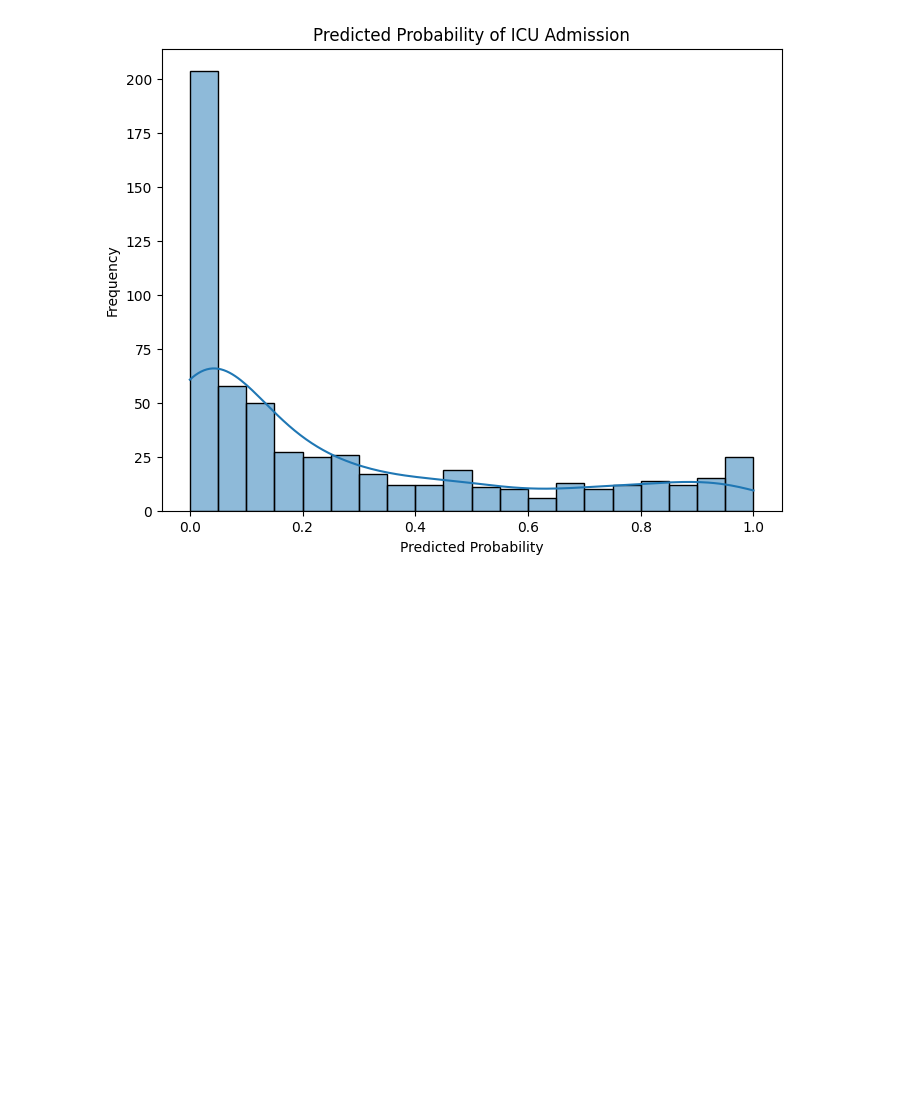
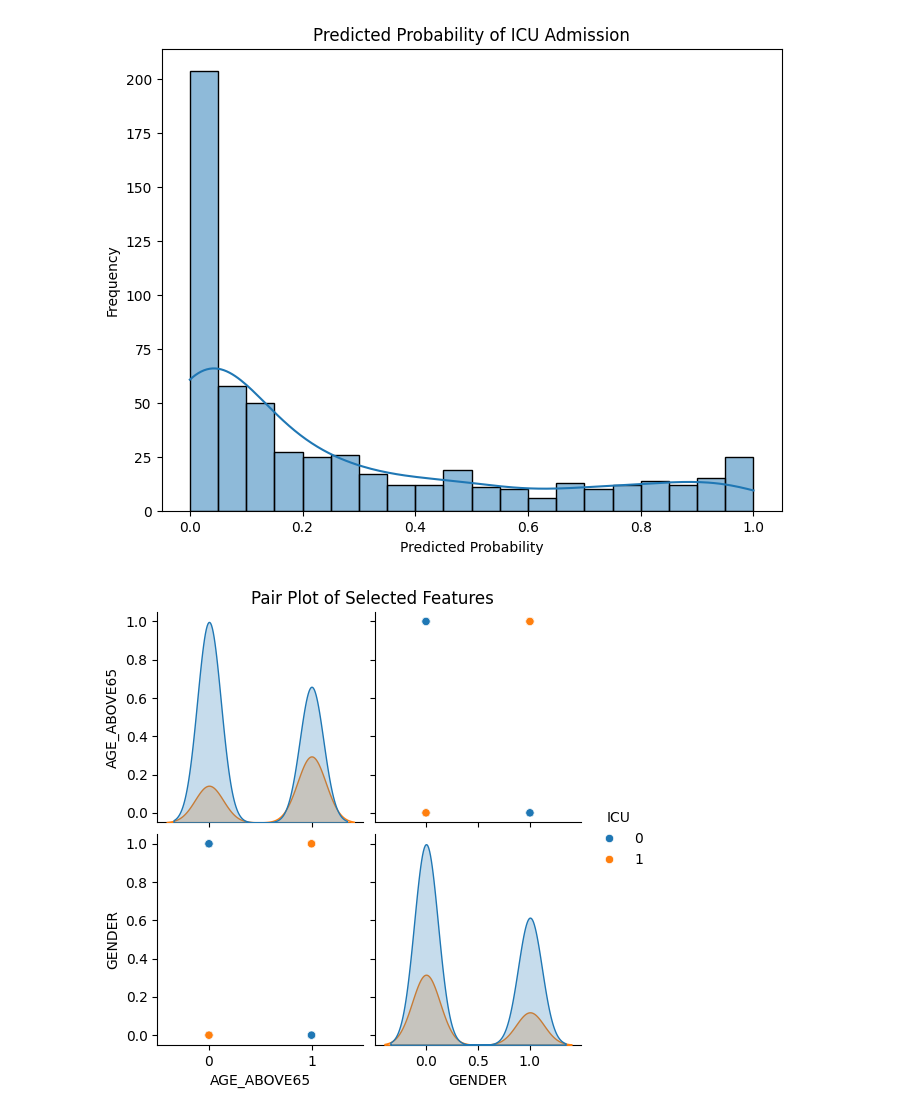
Before and after one commit to JenniferLA/Capstone_Covid, a Jupyter notebook: Capstone.ipynb, the cells around one changed output. Cells and saved outputs as stored; diff of their text form; code cells hidden in the pictures; blank space fills up the shorter version.

Commit message:
Added 7th plot

```diff
--- a/Capstone.ipynb
+++ b/Capstone.ipynb
@@ -240,3 +240,14 @@ plt.ylabel("Frequency")
 plt.show()
 # %% [output]
 [figure]
+# %%
+# 7. Pair Plot (for Selected Features)
+# Select Important Features
+selected_features = ['AGE_ABOVE65', 'GENDER', 'WINDOW', 'ICU']
+
+# Plot pairplot
+sns.pairplot(df_final[selected_features], hue='ICU')
+plt.suptitle('Pair Plot of Selected Features', y=1.02)
+plt.show()
+# %% [output]
+[figure, added]
```
